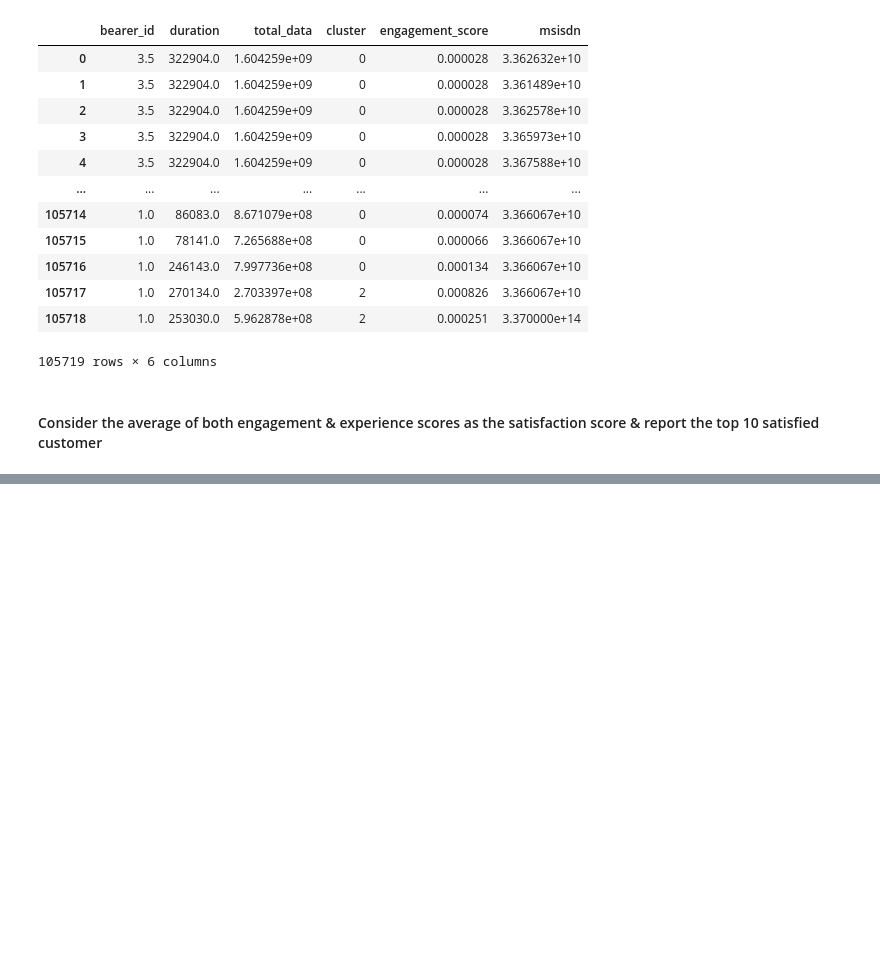
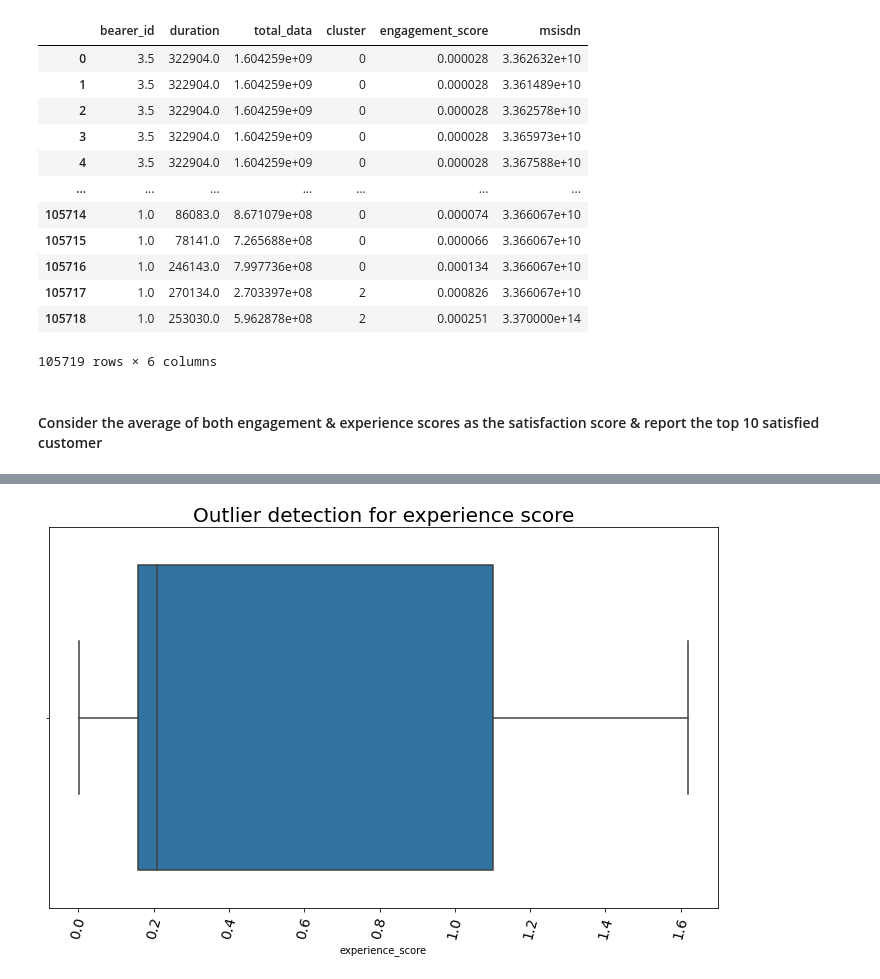
Before and after one commit to michaelgetachew-abebe/Telecom-User-Analytics, a Jupyter notebook: notebooks/user_satisfaction_analysis.ipynb, the cells around one changed output, grey strips where cells are left out. Drawn from its saved outputs; the diff is of its cells as text; code cells hidden in the pictures; blank space fills up the shorter version.

```diff
--- a/notebooks/user_satisfaction_analysis.ipynb
+++ b/notebooks/user_satisfaction_analysis.ipynb
@@ -129,0 +164,5 @@ satisfaction_metrics
+# %%
+### OUTLIER DETECTION FOR EXPERIENCE SCORE
+plotter.plot_box(df=score_df, x_col="experience_score", title="Outlier detection for experience score")
+# %% [output]
+[figure, added]
```
Also changed, not shown: parts of 19 cells of this notebook.
